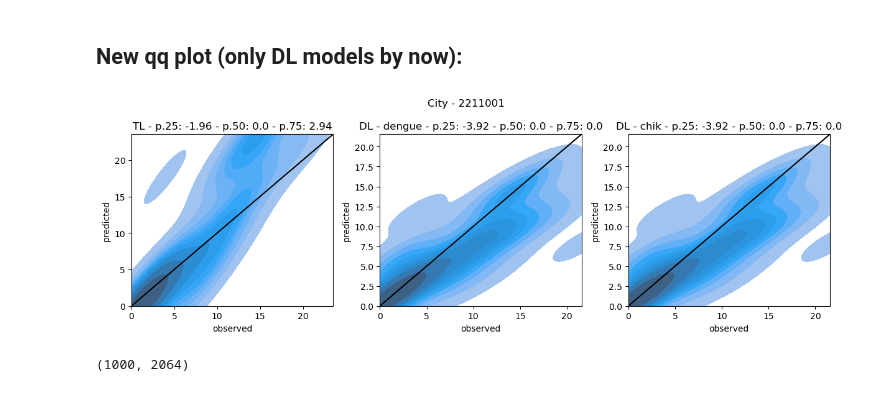
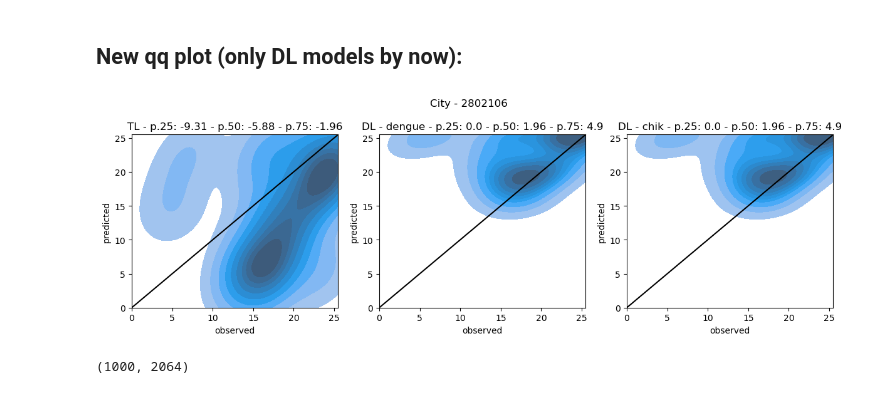
Before and after one commit to AlertaDengue/transfer-learning-forecast, a Jupyter notebook: notebooks/Comp_models.ipynb, the cells around one changed output. Drawn from its saved outputs; the diff is of its cells as text; code cells hidden in the pictures.

```diff
--- a/notebooks/Comp_models.ipynb
+++ b/notebooks/Comp_models.ipynb
@@ -13,3 +13,7 @@ from sklearn.metrics import mean_squared_error as mse
 # %%
 PATH_LSTM = '../predictions/lstm'
 PATH_PGBM = '../predictions/pgbm'
+# %%
+df = pd.read_csv('selected_cities.csv', index_col = 'Unnamed: 0')
+
+df.head()
@@ -16,6 +27,6 @@ PATH_PGBM = '../predictions/pgbm'
 # %%
-city = 2611606
-state = 'PE'
+city = 2802106
+state = 'SE'
 ini_evaluate = '2022-11-06'
 end_evaluate = '2023-10-22'
 # %%
@@ -298,0 +322,2 @@ TL vs DL - chik: 0.48199830720598136
+# %%
+city = 2211001
@@ -418,9 +467,9 @@ def gen_qq_plot(city, ini_evaluate, end_evaluate):
 
     return
 # %%
-gen_qq_plot(city = 2211001, ini_evaluate = '2022-11-01', end_evaluate = '2023-11-01')
+gen_qq_plot(city = city, ini_evaluate = ini_evaluate, end_evaluate = end_evaluate)
 # %% [output]
-[figure, old version]
+[figure, new version]
 # %%
 from pgbm.sklearn import HistGradientBoostingRegressor, crps_ensemble
 from sklearn.metrics import mean_squared_error
```
Also changed, not shown: parts of 14 cells of this notebook, 23 other files.
